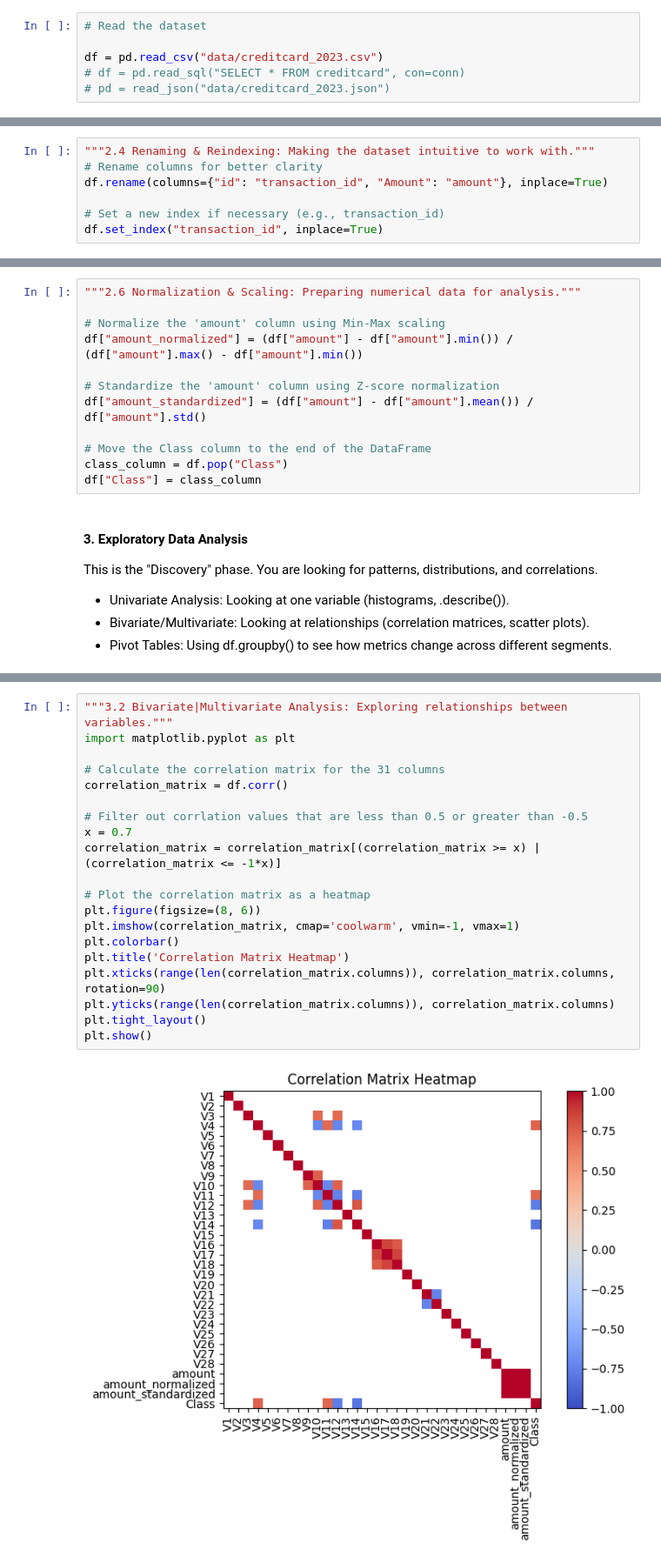
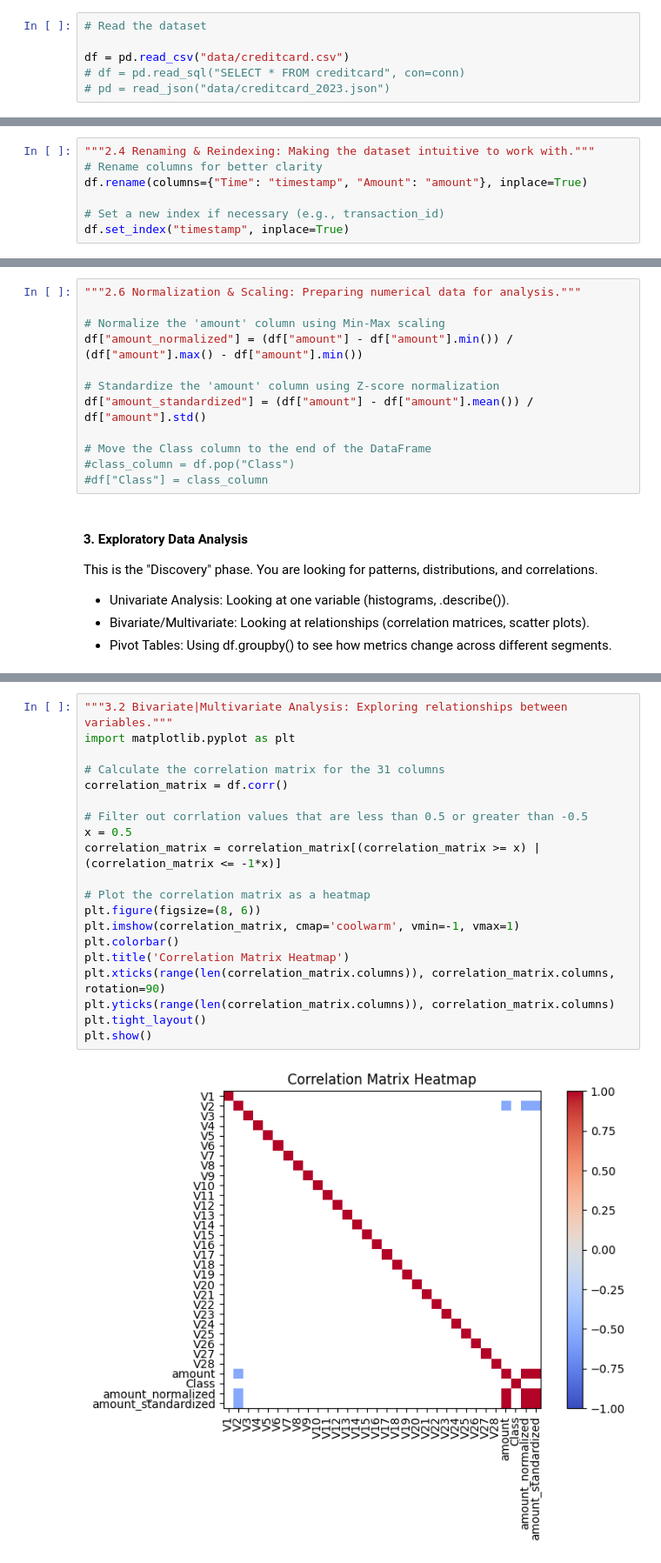
Before and after one commit to visilvestre/pandas-practice, a Jupyter notebook: ccfd_analysis.ipynb, the cells around one changed output, grey strips where cells are left out. Shown at 87% size. Cells and saved outputs as stored; diff of their text form.

```diff
--- a/ccfd_analysis.ipynb
+++ b/ccfd_analysis.ipynb
@@ -12,7 +12,7 @@ This is the "Ingestion" phase. In Pandas, this usually involves read_csv(), read
 # %%
 # Read the dataset
 
-df = pd.read_csv("data/creditcard_2023.csv")
+df = pd.read_csv("data/creditcard.csv")
 # df = pd.read_sql("SELECT * FROM creditcard", con=conn)
 # pd = read_json("data/creditcard_2023.json")
 # %% [markdown]
@@ -102,10 +100,10 @@ IndentationError: unexpected indent (2748464345.py, line 2)
 # %%
 """2.4 Renaming & Reindexing: Making the dataset intuitive to work with."""
 # Rename columns for better clarity
-df.rename(columns={"id": "transaction_id", "Amount": "amount"}, inplace=True)
+df.rename(columns={"Time": "timestamp", "Amount": "amount"}, inplace=True)
 
 # Set a new index if necessary (e.g., transaction_id)
-df.set_index("transaction_id", inplace=True)
+df.set_index("timestamp", inplace=True)
 # %%
 """2.5 Check for duplicates and remove them if necessary."""
 print(df[df.duplicated(keep=False)])
@@ -157,8 +155,8 @@ df["amount_normalized"] = (df["amount"] - df["amount"].min()) / (df["amount"].ma
 df["amount_standardized"] = (df["amount"] - df["amount"].mean()) / df["amount"].std()
 
 # Move the Class column to the end of the DataFrame
-class_column = df.pop("Class")
-df["Class"] = class_column
+#class_column = df.pop("Class")
+#df["Class"] = class_column
 # %% [markdown]
 #### 3. Exploratory Data Analysis
 This is the "Discovery" phase. You are looking for patterns, distributions, and correlations.
@@ -212,25 +210,25 @@ plt.show()
 # %%
 """3.2 Bivariate|Multivariate Analysis: Exploring relationships between variables."""
 import matplotlib.pyplot as plt
 
 # Calculate the correlation matrix for the 31 columns
 correlation_matrix = df.corr()
 
 # Filter out corrlation values that are less than 0.5 or greater than -0.5
-x = 0.7
+x = 0.5
 correlation_matrix = correlation_matrix[(correlation_matrix >= x) | (correlation_matrix <= -1*x)]
 
 # Plot the correlation matrix as a heatmap
 plt.figure(figsize=(8, 6))
 plt.imshow(correlation_matrix, cmap='coolwarm', vmin=-1, vmax=1)
 plt.colorbar()
 plt.title('Correlation Matrix Heatmap')
 plt.xticks(range(len(correlation_matrix.columns)), correlation_matrix.columns, rotation=90)
 plt.yticks(range(len(correlation_matrix.columns)), correlation_matrix.columns)
 plt.tight_layout()
 plt.show()
 # %% [output]
-[figure, old version]
+[figure, new version]
 # %%
 df[["V4","V11","V12","V14"]].info()
 # %% [output]
```
Also changed, not shown: parts of 8 cells of this notebook, 2 other files.
